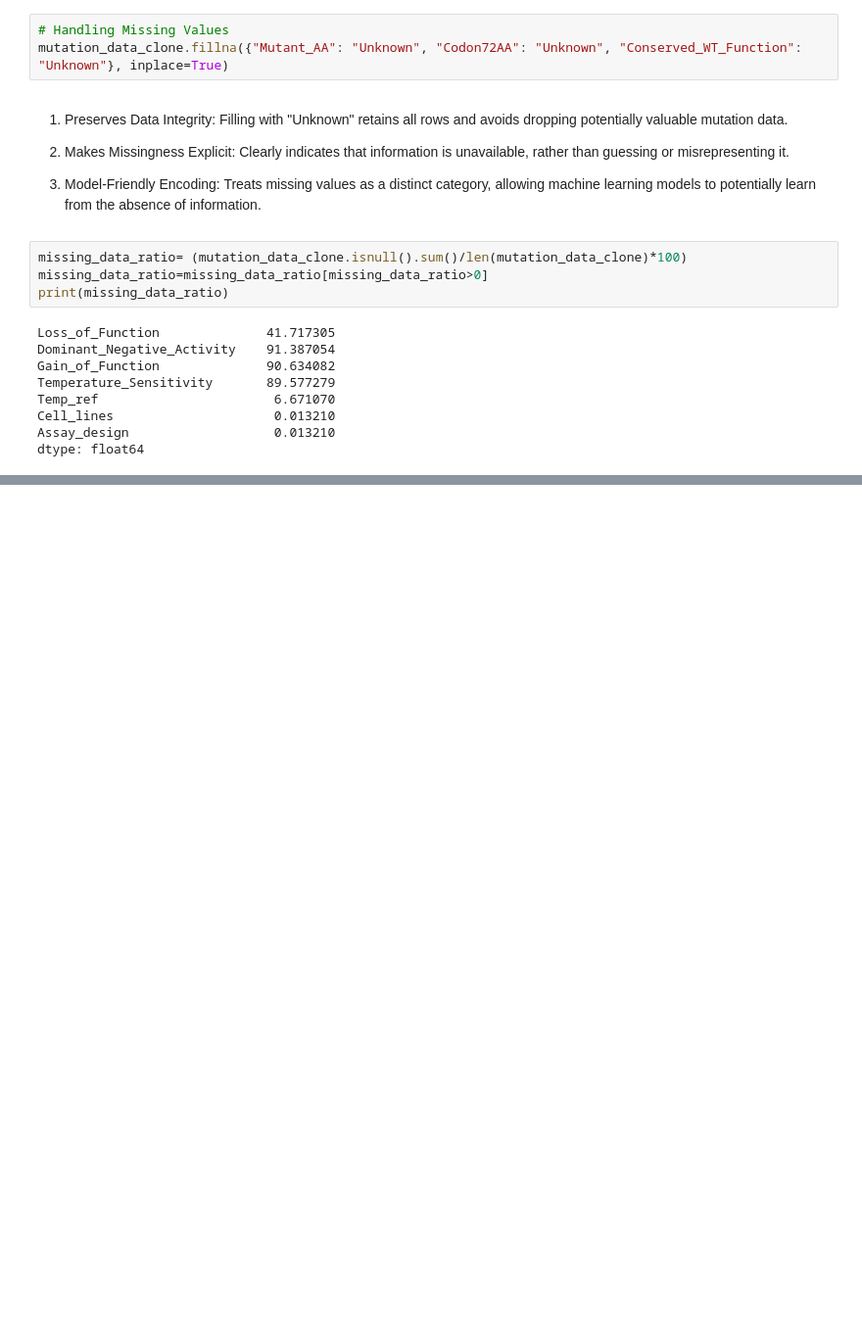
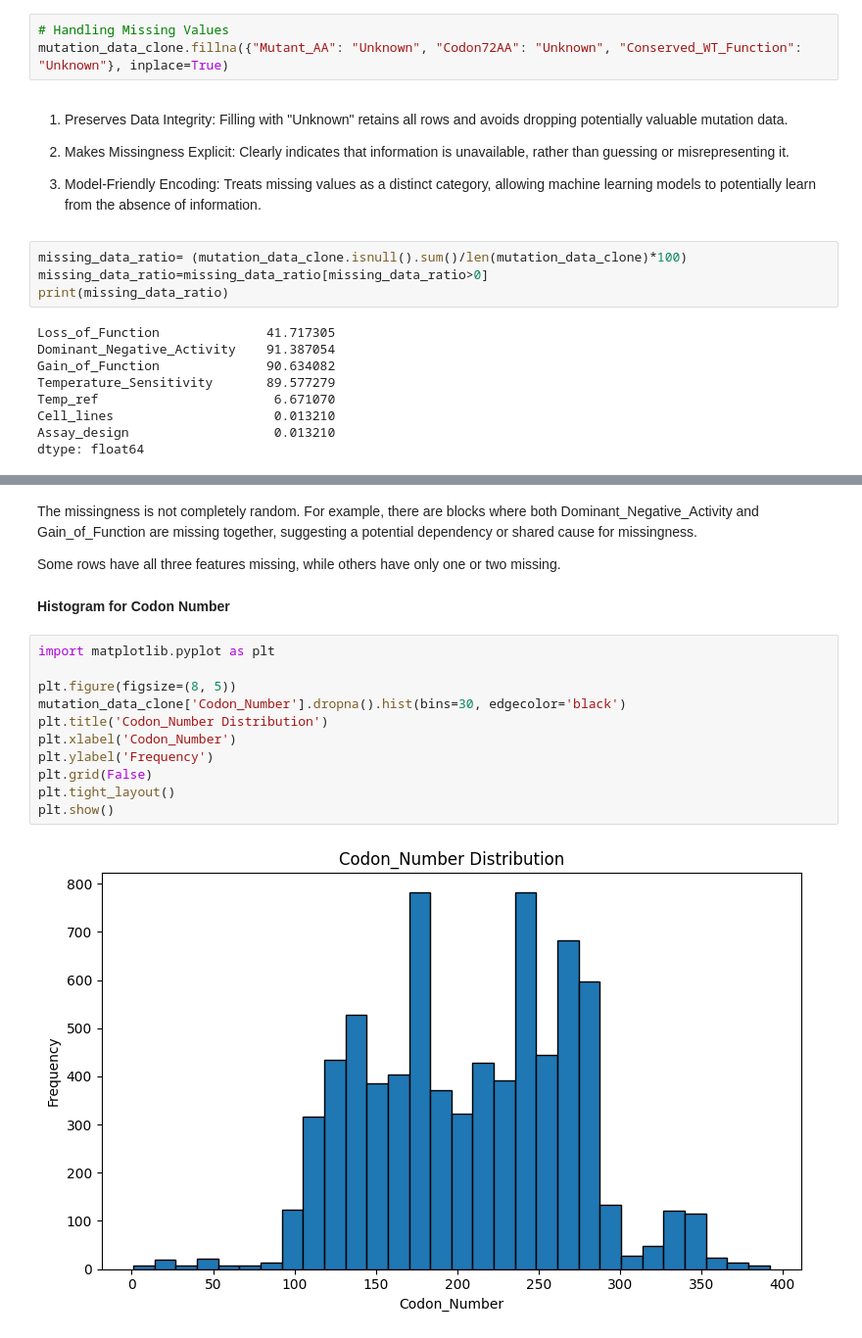
Before and after one commit to sanjivinicarmel/p53-Mutation-Using-ML-Techniques, a Jupyter notebook: p53__Mutation.ipynb, the cells around one changed output, grey strips where cells are left out. Shown at 98% size. Cells and saved outputs as stored; diff of their text form; blank space fills up the shorter version.

```diff
--- a/p53__Mutation.ipynb
+++ b/p53__Mutation.ipynb
@@ -201,0 +220,19 @@ dtype: float64
+# %% [markdown]
+The missingness is not completely random. For example, there are blocks where both Dominant_Negative_Activity and Gain_of_Function are missing together, suggesting a potential dependency or shared cause for missingness.
+
+Some rows have all three features missing, while others have only one or two missing.
+# %% [markdown]
+**Histogram for Codon Number**
+# %%
+import matplotlib.pyplot as plt
+
+plt.figure(figsize=(8, 5))
+mutation_data_clone['Codon_Number'].dropna().hist(bins=30, edgecolor='black')
+plt.title('Codon_Number Distribution')
+plt.xlabel('Codon_Number')
+plt.ylabel('Frequency')
+plt.grid(False)
+plt.tight_layout()
+plt.show()
+# %% [output]
+[figure, added]
```
Also changed, not shown: parts of 30 cells of this notebook.
